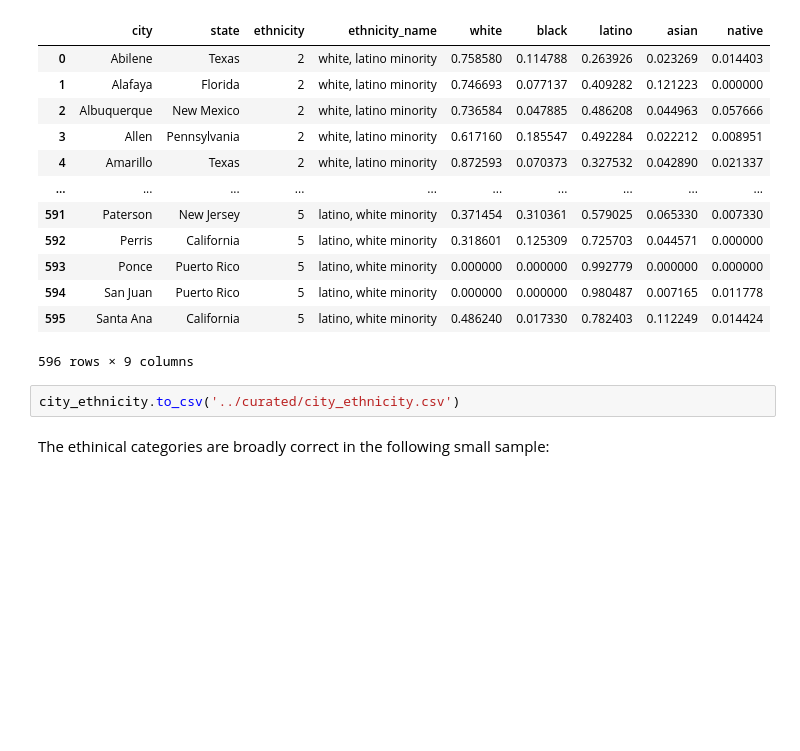
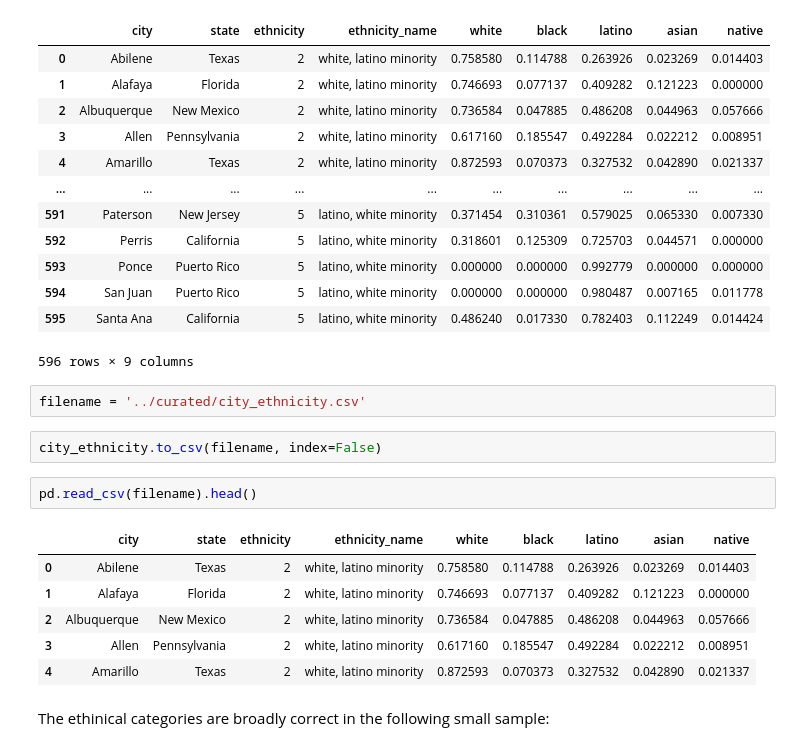
Before and after one commit to charlysl/de-capstone, a Jupyter notebook: scrap/plots/plot-city-ethnic-categories.ipynb, the cells around one changed output. Cells and saved outputs as stored; diff of their text form; blank space fills up the shorter version.

Commit message:
do not include index in csv

```diff
--- a/scrap/plots/plot-city-ethnic-categories.ipynb
+++ b/scrap/plots/plot-city-ethnic-categories.ipynb
@@ -379,8 +379,19 @@ city_ethnicity
 | 594 | San Juan | Puerto Rico | 5 | latino, white minority | 0.000000 | 0.000000 | 0.980487 | 0.007165 | 0.011778 |
 | 595 | Santa Ana | California | 5 | latino, white minority | 0.486240 | 0.017330 | 0.782403 | 0.112249 | 0.014424 |
 596 rows × 9 columns
+# %%
+filename = '../curated/city_ethnicity.csv'
 # %%
-city_ethnicity.to_csv('../curated/city_ethnicity.csv')
+city_ethnicity.to_csv(filename, index=False)
+# %%
+pd.read_csv(filename).head()
+# %% [output]
+|  | city | state | ethnicity | ethnicity_name | white | black | latino | asian | native |
+| 0 | Abilene | Texas | 2 | white, latino minority | 0.758580 | 0.114788 | 0.263926 | 0.023269 | 0.014403 |
+| 1 | Alafaya | Florida | 2 | white, latino minority | 0.746693 | 0.077137 | 0.409282 | 0.121223 | 0.000000 |
+| 2 | Albuquerque | New Mexico | 2 | white, latino minority | 0.736584 | 0.047885 | 0.486208 | 0.044963 | 0.057666 |
+| 3 | Allen | Pennsylvania | 2 | white, latino minority | 0.617160 | 0.185547 | 0.492284 | 0.022212 | 0.008951 |
+| 4 | Amarillo | Texas | 2 | white, latino minority | 0.872593 | 0.070373 | 0.327532 | 0.042890 | 0.021337 |
 # %% [markdown]
 The ethinical categories are broadly correct in the following small sample:
 # %%
```
Also changed, not shown: parts of 4 cells of this notebook.
